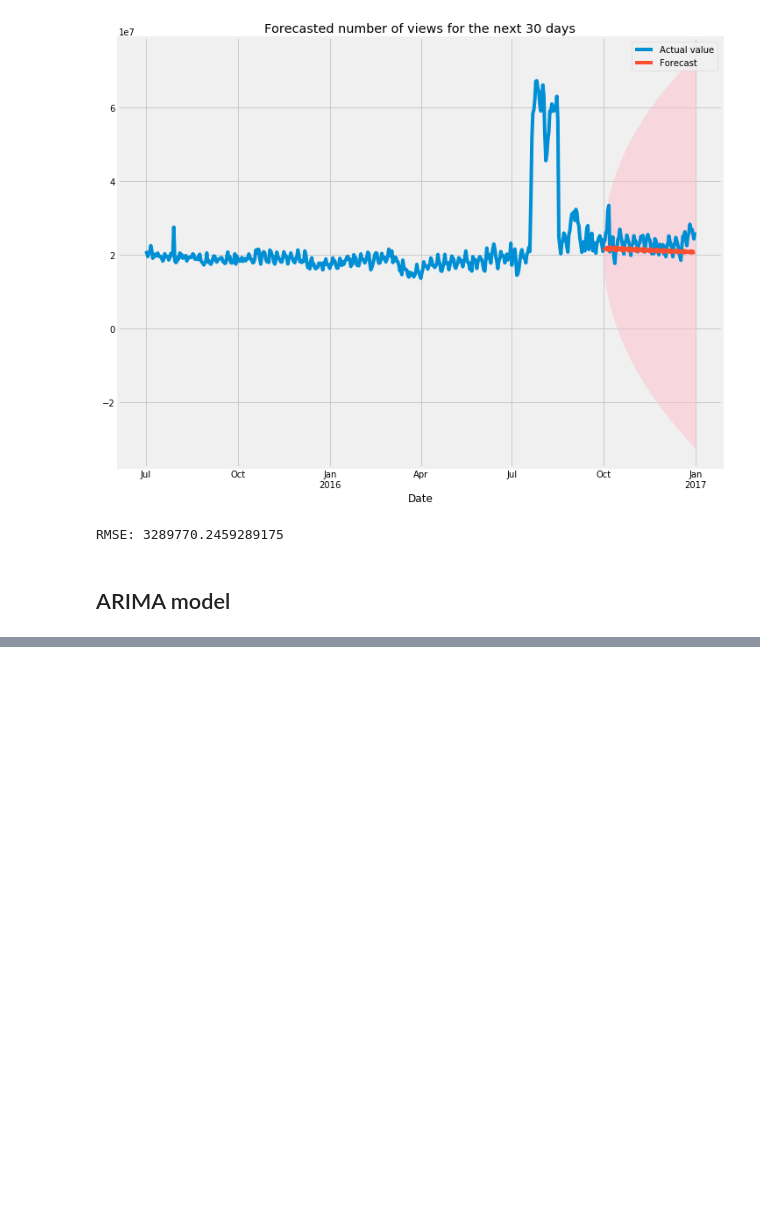
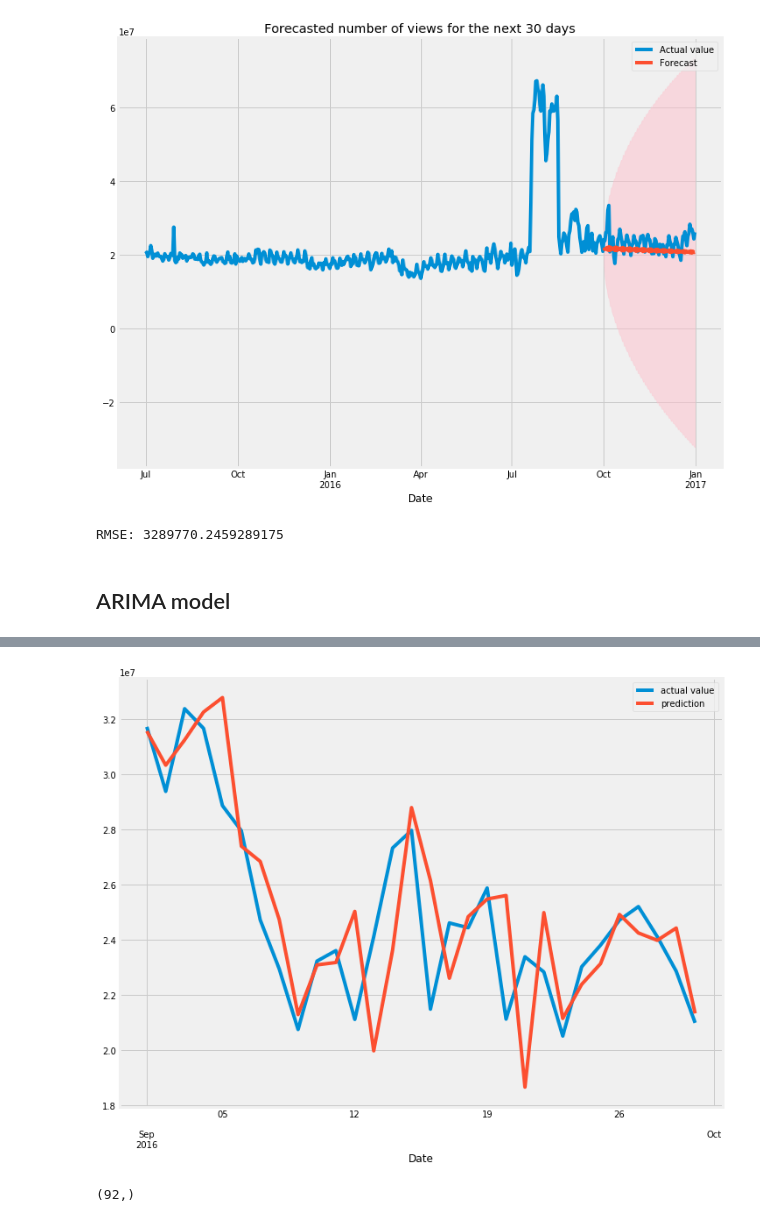
Before and after one commit to Subikshaa/Time-Series-Forecasting-on-Web-Traffic-Dataset, a Jupyter notebook: forecast.ipynb, the cells around one changed output, grey strips where cells are left out. Drawn from its saved outputs; the diff is of its cells as text; code cells hidden in the pictures; blank space fills up the shorter version.

```diff
--- a/forecast.ipynb
+++ b/forecast.ipynb
@@ -400,11 +419,13 @@ print(arima_aic_bic_df.sort_values('aic'))
 # %%
-arima_model = SARIMAX(top_page_filtered,order=(6,1,5))
+arima_model = SARIMAX(train,order=(5,1,6))
 arima_result = arima_model.fit()
 arima_forecast_mean = arima_result.get_prediction(steps=-30).predicted_mean
 # %%
 fig,ax=plt.subplots()
-top_page_filtered[-30:].rename(columns={'Views':'actual value'}).plot(ax=ax)
-arima_forecast_mean.plot(ax=ax,label='prediction')
+train[-30:].rename(columns={'Views':'actual value'}).plot(ax=ax)
+arima_forecast_mean[-30:].plot(ax=ax,label='prediction')
 plt.legend()
 plt.show()
+# %% [output]
+[figure, added]
 # %%
@@ -412,5 +433,9 @@ arima_forecast_values = arima_result.get_forecast(steps=30)
 arima_forecast_mean = arima_forecast_values.predicted_mean
 arima_conf_interval = arima_forecast_values.conf_int()
+# %%
+arima_forecast_mean.shape
+# %% [output]
+(92,)
 # %%
 fig,ax=plt.subplots()
 top_page_filtered.rename(columns={'Views':'Actual value'}).plot(ax=ax)
```
Also changed, not shown: parts of 9 cells of this notebook.
